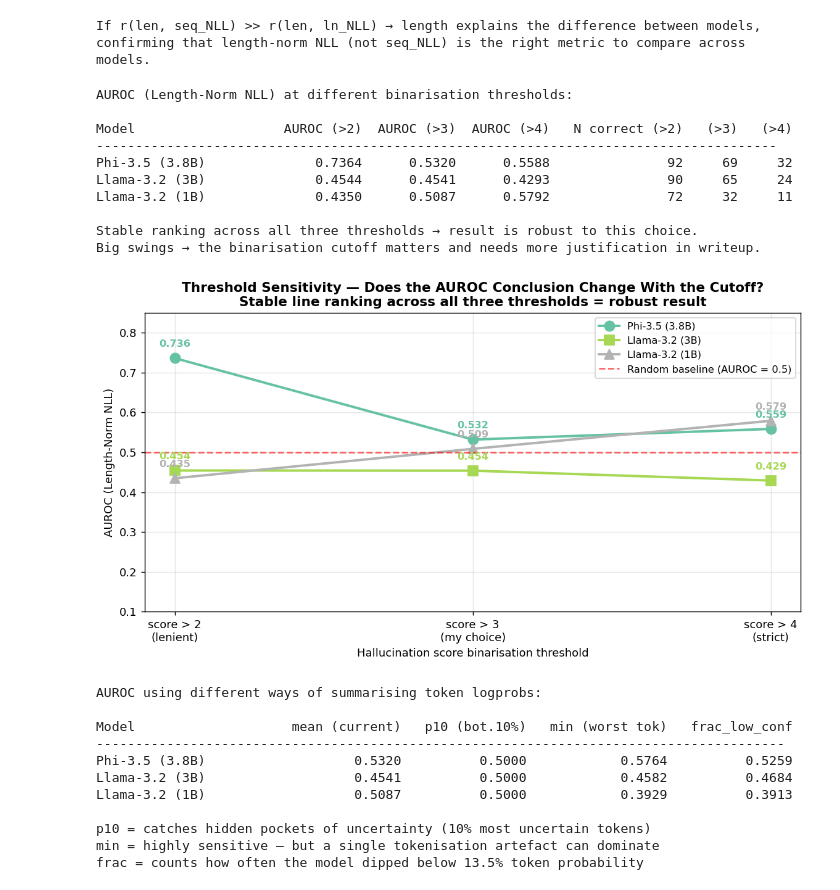
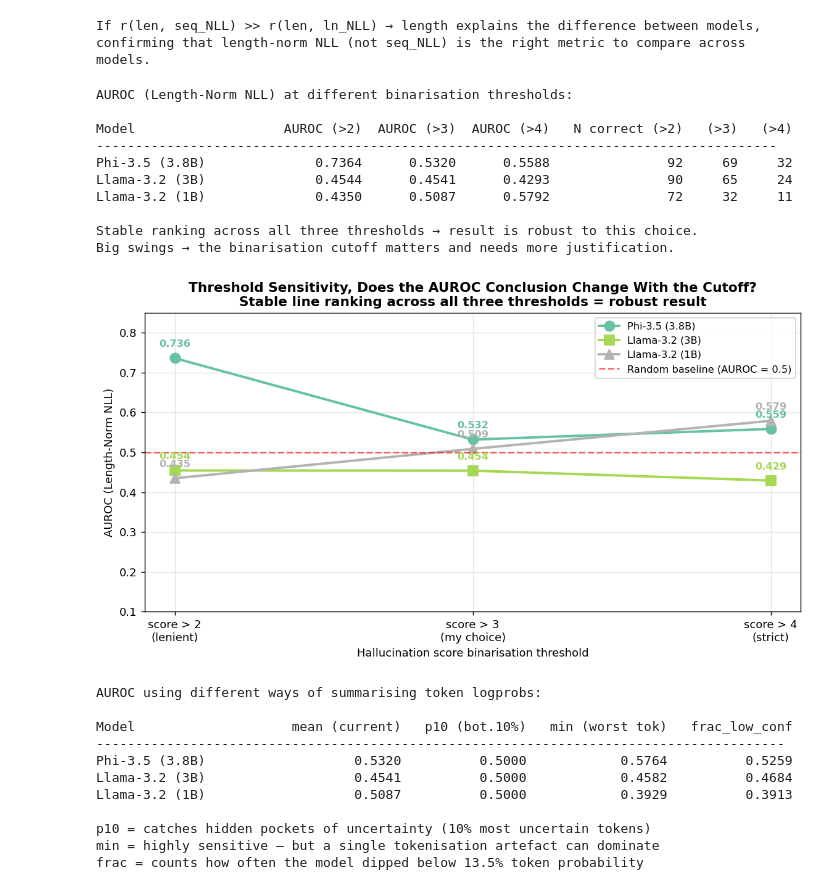
Before and after one commit to Alirezaprogramerrd99/Ambient_Scribing_with_Synthetic_Data_Generator, a Jupyter notebook: notebooks/logprobs_uq_analysis.ipynb, the cells around one changed output. Saved outputs shown, nothing was run; the diff lists cells and outputs as text; code cells hidden in the pictures.

```diff
--- a/notebooks/logprobs_uq_analysis.ipynb
+++ b/notebooks/logprobs_uq_analysis.ipynb
@@ -43,7 +43,9 @@ plt.rcParams.update({
 })
 
 #  File paths
-BASE_DIR = Path("d:/ambient-scribe")
+
+# BASE_DIR = Path("d:/ambient-scribe")
+BASE_DIR = Path("D:/Projects/MSc/ambient_scribe_teacher")
 
 # Helper function to find the latest evaluation JSON in a given subdirectory
 def latest_eval(subdir: str) -> Path:
@@ -63,17 +65,15 @@ FOLDER_NAMES = ["final_eval_phi_main", "final_eval_llama3b_main", "final_eval_ll
 EVAL_JSON_PATHS = [latest_eval(folder) for folder in FOLDER_NAMES]
 
 
-LABELS      = ["Phi-3.5 (3.8B)", "Llama-3.2 (3B)", "Llama-3.2 (1B)"]
-CONFIGS     = ["ft_rag", "ft_only"]
+LABELS  = ["Phi-3.5 (3.8B)", "Llama-3.2 (3B)", "Llama-3.2 (1B)"]
+CONFIGS = ["ft_rag", "ft_only"]
 
 CONFIG_NAME = CONFIGS[0]  # choose which config to analyze 0 -> ft_rag, 1 -> ft_only
 LOW_CONF_THRESHOLD = -2.0   # token logprob < -2.0 → model assigned <13.5% prob
 
 
-
 OUTPUT_DIR = BASE_DIR / "notebooks" / "logprobs_analysis_output"
 OUTPUT_DIR.mkdir(parents=True, exist_ok=True)
-
 
 #  Colour palette (Set2 – same as my source script)
 COLORS = plt.cm.Set2(np.linspace(0, 1, 3))
@@ -881,11 +1200,12 @@ plt.show()
 [figure]
 # %%
 
-# ── Plot 6: AUROC comparison bar chart ───────────────────────────────────────
+# Plot 6: AUROC comparison bar chart
 methods      = ["sequence_nll", "length_norm_nll", "perplexity"]
 method_names = ["Sequence NLL", "Length-Norm NLL", "Perplexity"]
 n_models     = len(LABELS)
 w            = 0.8 / n_models
+
 
 fig, ax = plt.subplots(figsize=(10, 6))
 x = np.arange(len(methods))
@@ -908,11 +1228,16 @@ ax.axhline(0.5, color="red", linestyle="--", linewidth=1.5, alpha=0.8,
 ax.set_xticks(x + w * (n_models - 1) / 2)
 ax.set_xticklabels(method_names, fontsize=10)
 ax.set_ylabel("AUROC")
+
+
+
 ax.set_title("Hallucination Detection: AUROC of Uncertainty Measures\n"
-             "(Kadavath et al., 2022; Kuhn et al., 2023; Xiong et al., 2024)",
+             "(Kuhn et al., 2023; Xiong et al., 2024)",
              fontweight="bold")
 ax.legend(fontsize=9)
-# Fixed: was hardcoded to 0.3 which clipped bars below that value (e.g. Llama 3B at 0.269)
+
+
+
 ax.set_ylim(max(0.0, min(all_vals) - 0.08), max(max(all_vals) + 0.10, 0.75))
 ax.grid(axis="y", alpha=0.3)
 plt.tight_layout()
@@ -1518,7 +1894,7 @@ If r(len, seq_NLL) >> r(len, ln_NLL) → length explains the difference between
 confirming that length-norm NLL (not seq_NLL) is the right metric to compare across models.
 # %%
 
-# ── 8.2: Does my AUROC depend heavily on the threshold I chose? ───────────────
+#  8.2: Does my AUROC depend heavily on the threshold I chose?
 # I binarised hallucination scores as: > 3 = correct, ≤ 3 = hallucinated.
 # The judge gives integer scores 1–5 so a score of exactly 3 is borderline.
 # I'm checking whether my conclusion changes if I use a looser threshold (> 2)
@@ -1538,6 +1914,8 @@ for label in LABELS:
     ln_nlls = [s["length_norm_nll"]      for s in stats]
     halluc  = [s["judge_hallucination"]  for s in stats]
 
+
+
     row_aurocs = []
     row_ns     = []
     for th in thresholds:
@@ -1553,11 +1931,17 @@ for label in LABELS:
 
 print()
 print("Stable ranking across all three thresholds → result is robust to this choice.")
-print("Big swings → the binarisation cutoff matters and needs more justification in writeup.")
+print("Big swings → the binarisation cutoff matters and needs more justification.")
+
+
 
 fig, ax = plt.subplots(figsize=(9, 5))
+
+
 markers = ["o", "s", "^"]
 for i, label in enumerate(LABELS):
+
+    # For each model, plot AUROC at each threshold with markers and annotate values
     auroc_vals = [threshold_auroc[label][th] for th in thresholds]
     ax.plot(thresholds, auroc_vals, "-", color=COLORS[i], marker=markers[i],
             markersize=9, linewidth=2.2, label=label)
@@ -1566,35 +1950,39 @@ for i, label in enumerate(LABELS):
                     textcoords="offset points", ha="center",
                     fontsize=9, color=COLORS[i], fontweight="bold")
 
 ax.axhline(0.5, color="red", linestyle="--", alpha=0.6, linewidth=1.5,
            label="Random baseline (AUROC = 0.5)")
 ax.set_xticks(thresholds)
+
+
 ax.set_xticklabels(
     [f"score > {t}\n({'lenient' if t == 2 else 'my choice' if t == 3 else 'strict'})"
      for t in thresholds], fontsize=10
 )
 ax.set_xlabel("Hallucination score binarisation threshold", fontsize=10)
 ax.set_ylabel("AUROC (Length-Norm NLL)", fontsize=10)
-ax.set_title("Threshold Sensitivity — Does the AUROC Conclusion Change With the Cutoff?\n"
+ax.set_title("Threshold Sensitivity, Does the AUROC Conclusion Change With the Cutoff?\n"
              "Stable line ranking across all three thresholds = robust result",
              fontweight="bold")
+
+# Annotate the plot with the actual AUROC values at each point for clarity
 ax.legend(fontsize=9)
 ax.set_ylim(0.1, 0.85)
 ax.grid(alpha=0.3)
 plt.tight_layout()
 plt.savefig(OUTPUT_DIR / "threshold_sensitivity.png", dpi=150, bbox_inches="tight")
 plt.show()
 # %% [output]
 AUROC (Length-Norm NLL) at different binarisation thresholds:
 
 Model                   AUROC (>2)  AUROC (>3)  AUROC (>4)   N correct (>2)   (>3)   (>4)
 ---------------------------------------------------------------------------------------
 Phi-3.5 (3.8B)              0.7364      0.5320      0.5588               92     69     32
 Llama-3.2 (3B)              0.4544      0.4541      0.4293               90     65     24
 Llama-3.2 (1B)              0.4350      0.5087      0.5792               72     32     11
 
 Stable ranking across all three thresholds → result is robust to this choice.
-Big swings → the binarisation cutoff matters and needs more justification in writeup.
+Big swings → the binarisation cutoff matters and needs more justification.
-[figure, old version]
+[figure, new version]
 # %%
 
```
Also changed, not shown: parts of 34 cells of this notebook, 3 other files.
